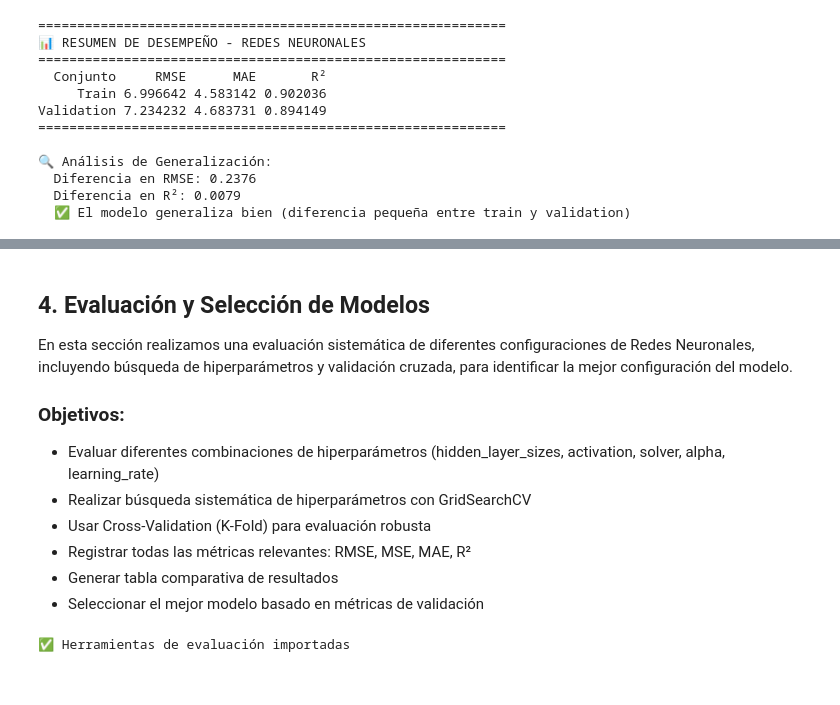
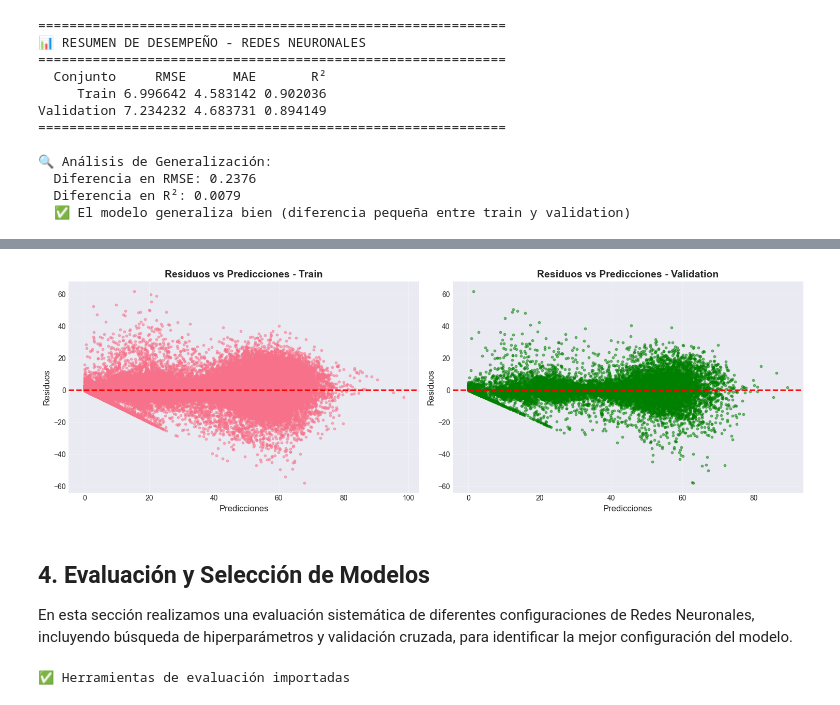
Before and after one commit to AlfonsoKatzenstein/machine_learning_obli, a Jupyter notebook: notebooks/modelos_de_regresion/redes_neuronales.ipynb, the cells around one changed output, grey strips where cells are left out. Drawn from its saved outputs; the diff is of its cells as text; code cells hidden in the pictures.

```diff
--- a/notebooks/modelos_de_regresion/redes_neuronales.ipynb
+++ b/notebooks/modelos_de_regresion/redes_neuronales.ipynb
@@ -460,15 +517,31 @@ Validation 7.234232 4.683731 0.894149
+# %%
+# Visualización 3: Residuos vs Predicciones (para detectar heterocedasticidad)
+fig, axes = plt.subplots(1, 2, figsize=(15, 5))
+
+# Train
+axes[0].scatter(y_train_pred_clipped, residuos_train, alpha=0.5, s=10)
+axes[0].axhline(y=0, color='r', linestyle='--', linewidth=2)
+axes[0].set_xlabel('Predicciones', fontsize=12)
+axes[0].set_ylabel('Residuos', fontsize=12)
+axes[0].set_title('Residuos vs Predicciones - Train', fontsize=14, fontweight='bold')
+axes[0].grid(True, alpha=0.3)
+
+# Validation
+axes[1].scatter(y_val_pred_clipped, residuos_val, alpha=0.5, s=10, color='green')
+axes[1].axhline(y=0, color='r', linestyle='--', linewidth=2)
+axes[1].set_xlabel('Predicciones', fontsize=12)
+axes[1].set_ylabel('Residuos', fontsize=12)
+axes[1].set_title('Residuos vs Predicciones - Validation', fontsize=14, fontweight='bold')
+axes[1].grid(True, alpha=0.3)
+
+plt.tight_layout()
+plt.show()
+# %% [output]
+[figure, added]
 # %% [markdown]
 ## 4. Evaluación y Selección de Modelos
 
 En esta sección realizamos una evaluación sistemática de diferentes configuraciones de Redes Neuronales, incluyendo búsqueda de hiperparámetros y validación cruzada, para identificar la mejor configuración del modelo.
-
-### Objetivos:
-- Evaluar diferentes combinaciones de hiperparámetros (hidden_layer_sizes, activation, solver, alpha, learning_rate)
-- Realizar búsqueda sistemática de hiperparámetros con GridSearchCV
-- Usar Cross-Validation (K-Fold) para evaluación robusta
-- Registrar todas las métricas relevantes: RMSE, MSE, MAE, R²
-- Generar tabla comparativa de resultados
-- Seleccionar el mejor modelo basado en métricas de validación
 # %%
 # Importar modelos adicionales y herramientas de evaluación
 import numpy as np
```
Also changed, not shown: parts of 15 cells of this notebook, 7 other files.
